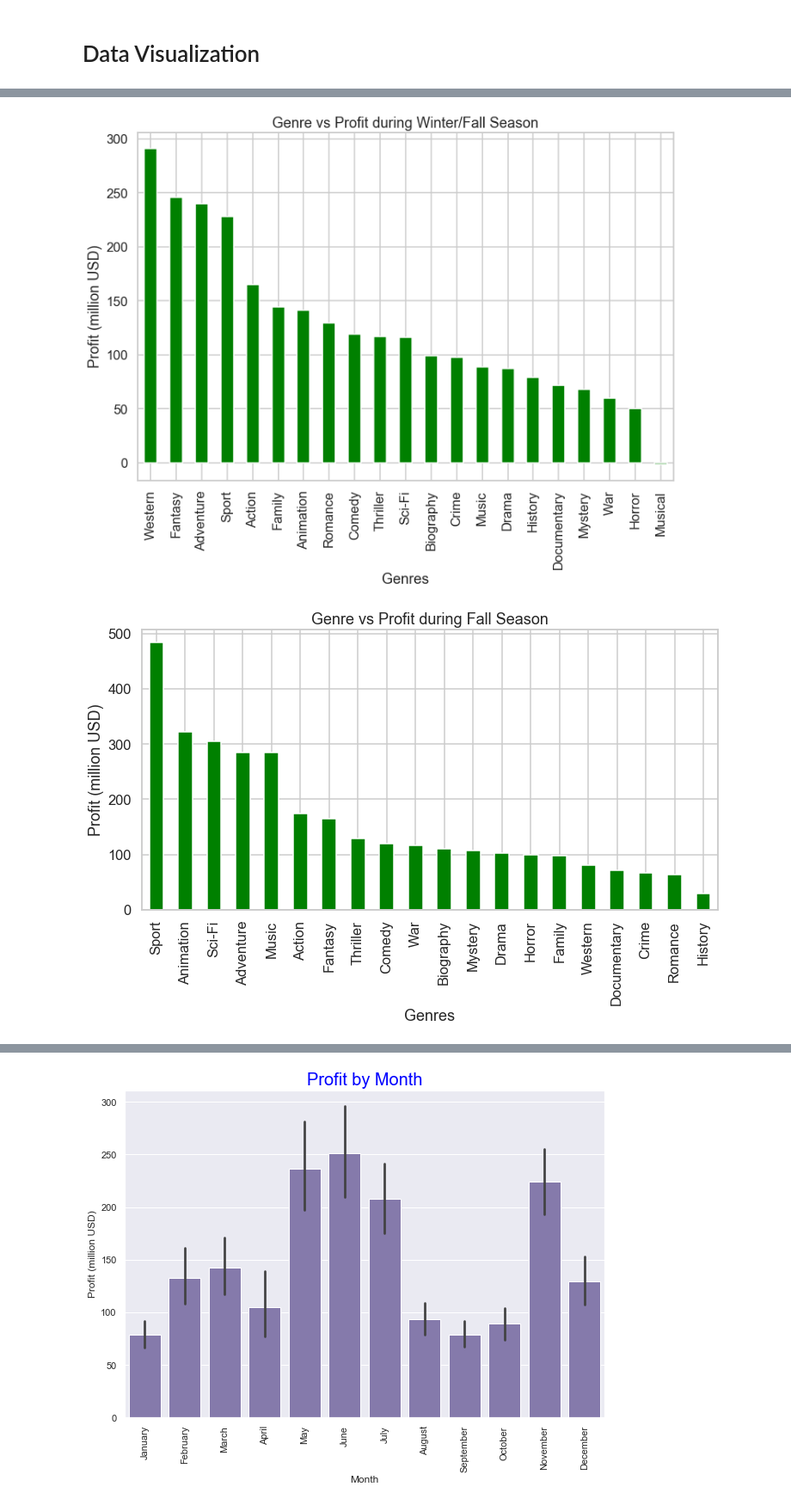
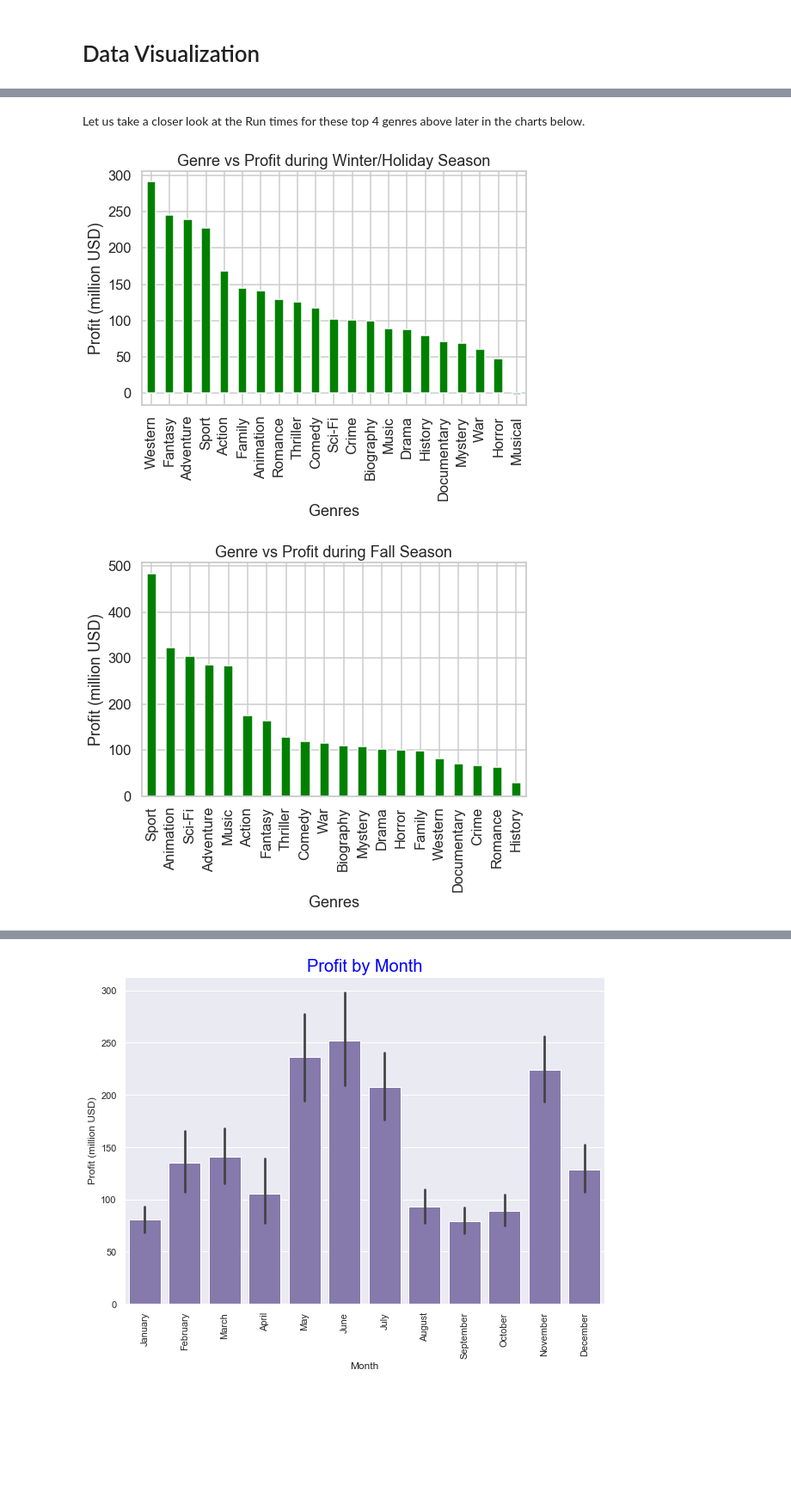
Before and after one commit to Menonvid/Box-office-predictions, a Jupyter notebook: Final Draft Proj 1.ipynb, the cells around one changed output, grey strips where cells are left out. Shown at 86% size. Cells and saved outputs as stored; diff of their text form; code cells hidden in the pictures; blank space fills up the shorter version.

```diff
--- a/Final Draft Proj 1.ipynb
+++ b/Final Draft Proj 1.ipynb
@@ -434,0 +391,3 @@ dtype: int64
+# %%
+df_merged.isna().sum()
+df_merged.dropna(how='any',axis=0, inplace=True)
@@ -486,7 +460,7 @@ df_merged['release_season'] = seasons(df_merged['release_month']) # applying the
 
 def run_time(runtime):
     return runtime.map(lambda y: "Less than 1 hour" if y > 0 and y < 60
-                                         else ("1-2 hours" if y > 60 and y < 120
+                                         else ("1 -2 hours" if y >= 60 and y < 121
                                          else ("More than 2 hours")))
 
 df_merged['runtime_min'] = run_time(df_merged['runtime_minutes']) # applying the function runtime to the dataframe
@@ -606,9 +592,10 @@ boxplot.set(ylabel='Billion USD', title=' Total Budget Vs Total Gross for the De
 # %%
+#To find out which are the best Genres for Summer season
 df_summer=df_merged[(df_merged['Profit']) & (df_merged['release_season']=='Summer')]
 df_summer_plot = (df_summer.groupby(['genres'])['Profit'].mean()/1000000).sort_values(ascending=False)
 fig1 = df_summer_plot.plot(kind = 'bar',color='green')
 plt.title('Genre vs Profit during Summer Season')
 plt.xlabel('Genres')
 plt.ylabel('Profit (million USD)')
-plt.rcParams["figure.figsize"] = [5, 5];
+plt.rcParams["figure.figsize"] = [8, 5];
 # %% [output]
@@ -616,21 +603,25 @@ plt.rcParams["figure.figsize"] = [5, 5];
+# %% [markdown]
+Let us take a closer look at the Run times for these top 4 genres above later in the charts below.
 # %%
+#To find out which are the best Genres for Winter/Holiday season
 df_winter=df_merged[(df_merged['Profit']) & (df_merged['release_season']=='Winter/Holidays')]
 df_winter_plot = (df_winter.groupby(['genres'])['Profit'].mean()/1000000).sort_values(ascending=False)
 fig2 = df_winter_plot.plot(kind = 'bar',color='green')
-plt.title('Genre vs Profit during Winter/Fall Season')
+plt.title('Genre vs Profit during Winter/Holiday Season')
 plt.xlabel('Genres')
 plt.ylabel('Profit (million USD)')
-plt.rcParams["figure.figsize"] = [5, 5];
+plt.rcParams["figure.figsize"] = [8, 5];
 # %% [output]
-[figure, old version]
+[figure, new version]
 # %%
+#To find out which are the best Genres for Fall season
 df_fall=df_merged[(df_merged['Profit']) & (df_merged['release_season']=='Fall')]
 df_fall_plot = (df_fall.groupby(['genres'])['Profit'].mean()/1000000).sort_values(ascending=False)
 fig3 = df_fall_plot.plot(kind = 'bar',color='green')
 plt.title('Genre vs Profit during Fall Season')
 plt.xlabel('Genres')
 plt.ylabel('Profit (million USD)')
-plt.rcParams["figure.figsize"] = [12, 6];
+plt.rcParams["figure.figsize"] = [8, 5];
 # %% [output]
-[figure, old version]
+[figure, new version]
 # %%
```
Also changed, not shown: parts of 40 cells of this notebook, 2 other files.
